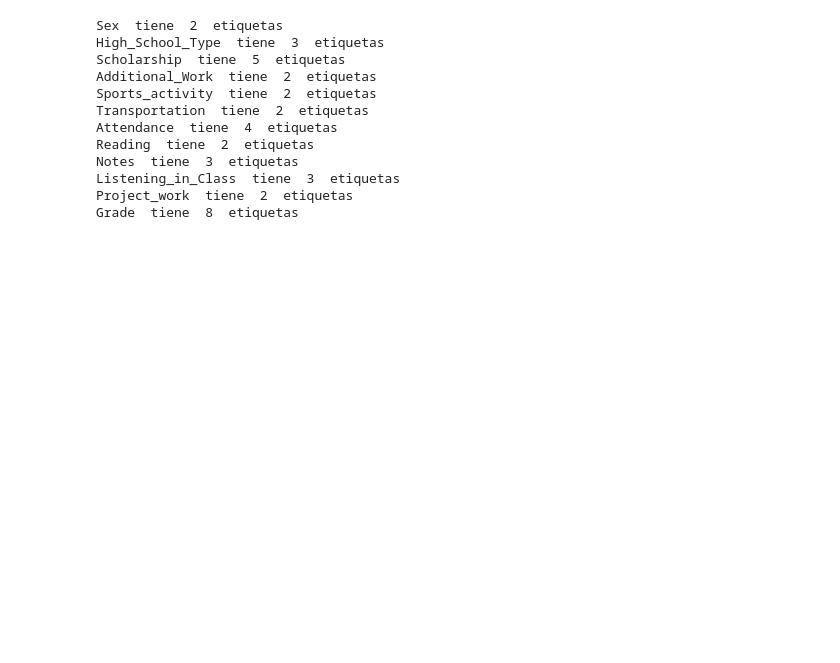
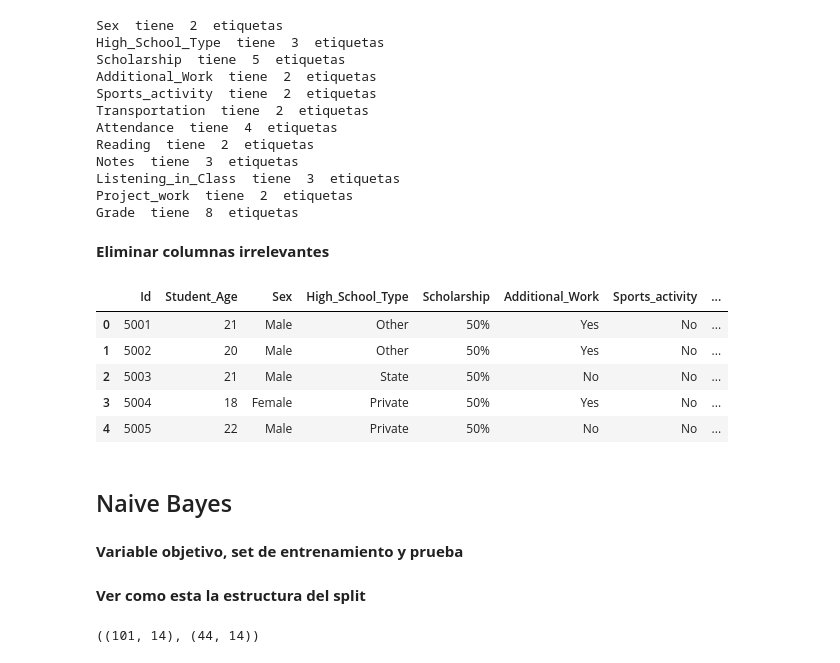
Before and after one commit to mariaRam2003/hdt5_MineriaDeDatos, a Jupyter notebook: HojaDeTrabajo5 copy.ipynb, the cells around one changed output. Cells and saved outputs as stored; diff of their text form; code cells hidden in the pictures; blank space fills up the shorter version.

Commit message:
Naive Bayes

```diff
--- a/HojaDeTrabajo5 copy.ipynb
+++ b/HojaDeTrabajo5 copy.ipynb
@@ -244,3 +250,20 @@ Notes  tiene  3  etiquetas
 Listening_in_Class  tiene  3  etiquetas
 Project_work  tiene  2  etiquetas
 Grade  tiene  8  etiquetas
+# %% [markdown]
+**Eliminar columnas irrelevantes**
+# %%
+df = df.drop(columns=['Unnamed: 0'])
+# %%
+df.head()
+# %% [output]
+|  | Id | Student_Age | Sex | High_School_Type | Scholarship | Additional_Work | Sports_activity | ... |
+| 0 | 5001 | 21 | Male | Other | 50% | Yes | No | ... |
+| 1 | 5002 | 20 | Male | Other | 50% | Yes | No | ... |
+| 2 | 5003 | 21 | Male | State | 50% | No | No | ... |
+| 3 | 5004 | 18 | Female | Private | 50% | Yes | No | ... |
+| 4 | 5005 | 22 | Male | Private | 50% | No | No | ... |
+# %% [markdown]
+## Naive Bayes
+# %% [markdown]
+**Variable objetivo, set de entrenamiento y prueba**
@@ -246,0 +278,6 @@ Grade  tiene  8  etiquetas
+# %% [markdown]
+**Ver como esta la estructura del split**
+# %%
+X_train.shape, X_test.shape
+# %% [output]
+((101, 14), (44, 14))
```
Also changed, not shown: parts of 30 cells of this notebook.
